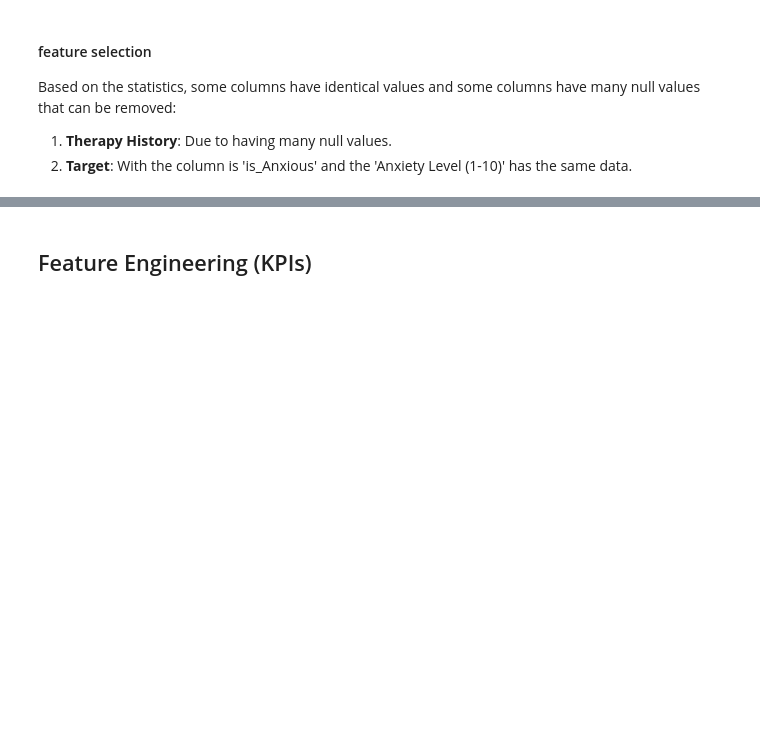
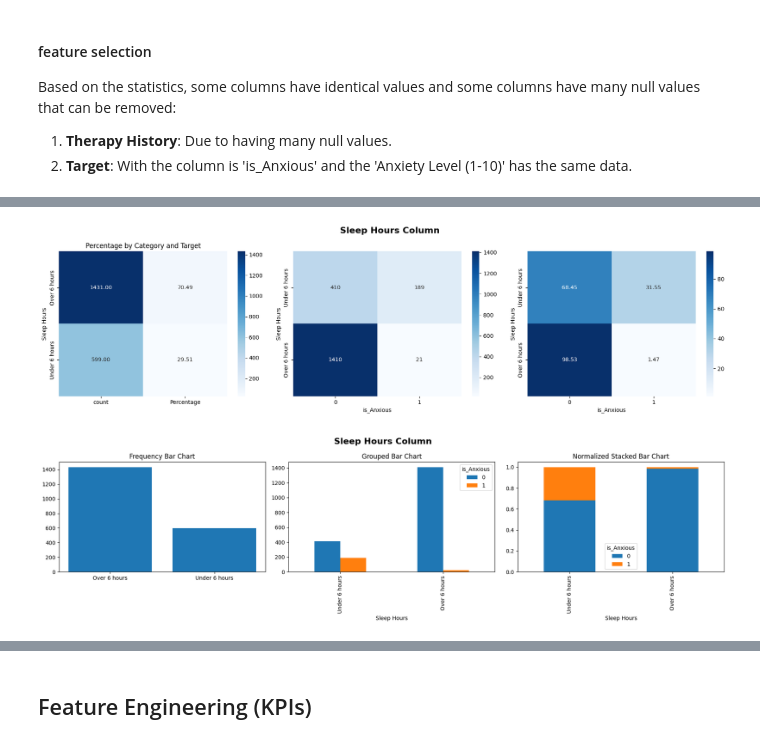
Before and after one commit to arwinnahidi156/mini_project_Social_Anxiety, a Jupyter notebook: Social_Anxiety.ipynb, the cells around one changed output, grey strips where cells are left out. Drawn from its saved outputs; the diff is of its cells as text; code cells hidden in the pictures; blank space fills up the shorter version.

```diff
--- a/Social_Anxiety.ipynb
+++ b/Social_Anxiety.ipynb
@@ -707,0 +604,9 @@ def pairplot(data, columns):
+# %%
+bins = [0,6,10]
+labels = ["Under 6 hours","Over 6 hours"]
+binning(df, "Sleep Hours", bins, labels)
+
+show_category_data(df, "Sleep Hours", "is_Anxious")
+# %% [output]
+[figure, added]
+[figure, added]
```
Also changed, not shown: parts of 99 cells of this notebook.
